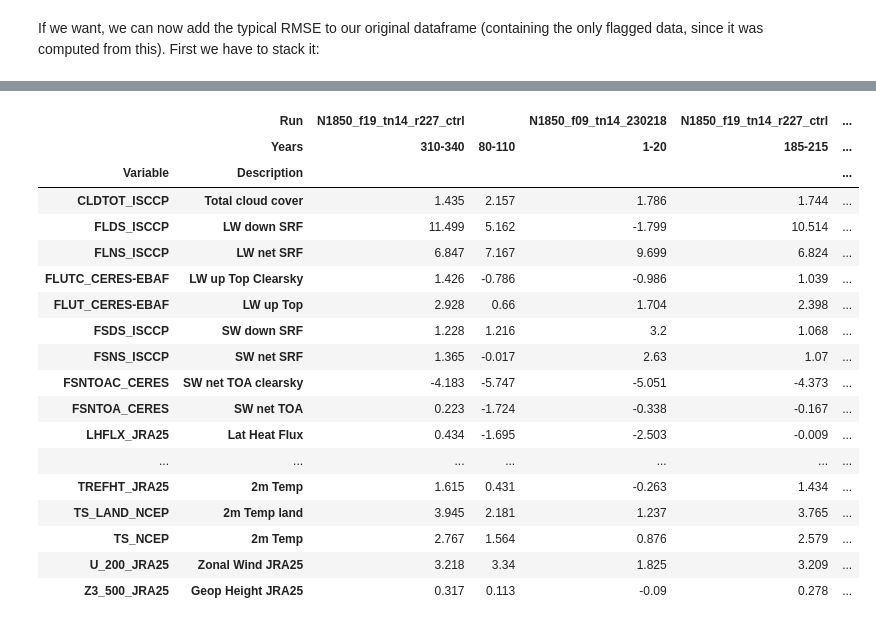
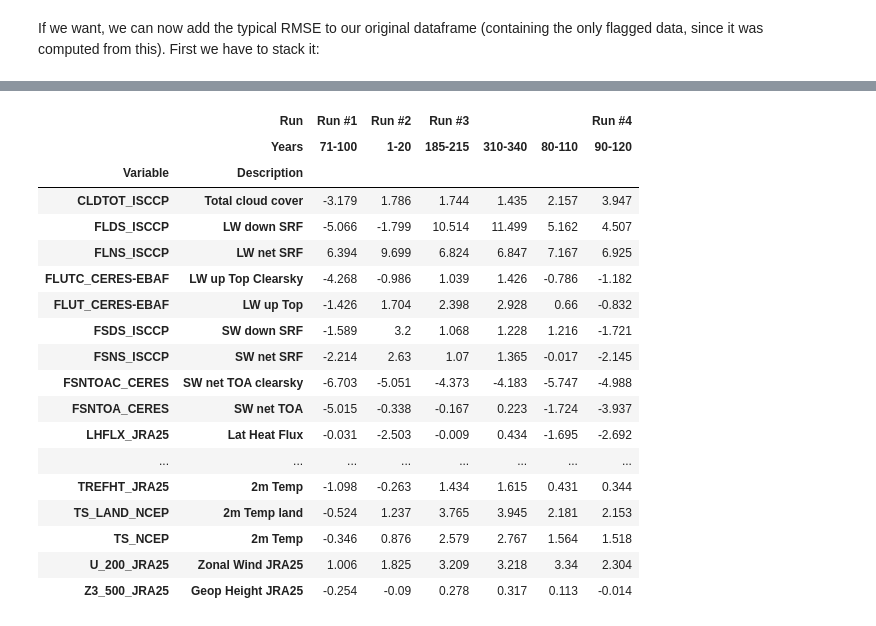
Before and after one commit to jgliss/my_notebooks, a Jupyter notebook: notebooks/read_ascii_cams_diag.ipynb, the cells around one changed output, grey strips where cells are left out. Cells and saved outputs as stored; diff of their text form; code cells hidden in the pictures.

```diff
--- a/notebooks/read_ascii_cams_diag.ipynb
+++ b/notebooks/read_ascii_cams_diag.ipynb
@@ -67,7 +67,7 @@ var_info_dict
 # %% [markdown]
 ### Search and load ASCII files (either using .asc or .webarchive file type)
 # %%
-files = glob(data_dir + "*.webarchive")
+files = sorted(glob(data_dir + "*.webarchive"))
 
 for file in files:
     print(file)
@@ -275,0 +269,3 @@ merged
+# %%
+merged = read_and_merge_all(file_list=files, var_info_dict=var_info_dict, replace_runid_prefix="Run #")
+merged
@@ -305,4 +371,4 @@ For visualisation this display requires a lot of scrolling. We can make the tabl
 # %%
-flagged_unstacked = flagged.unstack(level=(0,1))
+flagged_unstacked = flagged.unstack(["Run", "Years"])
 flagged_unstacked
 # %% [output]
@@ -476,23 +541,22 @@ Now, in the following we illustrate how we can apply this colour highlighting fo
 # %%
-s = bias_table.style.background_gradient(cmap="bwr", low=0.5, high=0.5, axis=1).highlight_null("white")
-s
+bias_table.style.background_gradient(cmap="bwr", low=0.5, high=0.5, axis=1).highlight_null("white")
 # %% [output]
-|  | Run | N1850_f19_tn14_r227_ctrl |  | N1850_f09_tn14_230218 | N1850_f19_tn14_r227_ctrl | ... |
-|  | Years | 310-340 | 80-110 | 1-20 | 185-215 | ... |
-| Variable | Description |  |  |  |  | ... |
-| CLDTOT_ISCCP | Total cloud cover | 1.435 | 2.157 | 1.786 | 1.744 | ... |
-| FLDS_ISCCP | LW down SRF | 11.499 | 5.162 | -1.799 | 10.514 | ... |
-| FLNS_ISCCP | LW net SRF | 6.847 | 7.167 | 9.699 | 6.824 | ... |
-| FLUTC_CERES-EBAF | LW up Top Clearsky | 1.426 | -0.786 | -0.986 | 1.039 | ... |
-| FLUT_CERES-EBAF | LW up Top | 2.928 | 0.66 | 1.704 | 2.398 | ... |
-| FSDS_ISCCP | SW down SRF | 1.228 | 1.216 | 3.2 | 1.068 | ... |
-| FSNS_ISCCP | SW net SRF | 1.365 | -0.017 | 2.63 | 1.07 | ... |
-| FSNTOAC_CERES | SW net TOA clearsky | -4.183 | -5.747 | -5.051 | -4.373 | ... |
-| FSNTOA_CERES | SW net TOA | 0.223 | -1.724 | -0.338 | -0.167 | ... |
-| LHFLX_JRA25 | Lat Heat Flux | 0.434 | -1.695 | -2.503 | -0.009 | ... |
-| ... | ... | ... | ... | ... | ... | ... |
-| TREFHT_JRA25 | 2m Temp | 1.615 | 0.431 | -0.263 | 1.434 | ... |
-| TS_LAND_NCEP | 2m Temp land | 3.945 | 2.181 | 1.237 | 3.765 | ... |
-| TS_NCEP | 2m Temp | 2.767 | 1.564 | 0.876 | 2.579 | ... |
-| U_200_JRA25 | Zonal Wind JRA25 | 3.218 | 3.34 | 1.825 | 3.209 | ... |
-| Z3_500_JRA25 | Geop Height JRA25 | 0.317 | 0.113 | -0.09 | 0.278 | ... |
+|  | Run | Run #1 | Run #2 | Run #3 |  |  | Run #4 |
+|  | Years | 71-100 | 1-20 | 185-215 | 310-340 | 80-110 | 90-120 |
+| Variable | Description |  |  |  |  |  |  |
+| CLDTOT_ISCCP | Total cloud cover | -3.179 | 1.786 | 1.744 | 1.435 | 2.157 | 3.947 |
+| FLDS_ISCCP | LW down SRF | -5.066 | -1.799 | 10.514 | 11.499 | 5.162 | 4.507 |
+| FLNS_ISCCP | LW net SRF | 6.394 | 9.699 | 6.824 | 6.847 | 7.167 | 6.925 |
+| FLUTC_CERES-EBAF | LW up Top Clearsky | -4.268 | -0.986 | 1.039 | 1.426 | -0.786 | -1.182 |
+| FLUT_CERES-EBAF | LW up Top | -1.426 | 1.704 | 2.398 | 2.928 | 0.66 | -0.832 |
+| FSDS_ISCCP | SW down SRF | -1.589 | 3.2 | 1.068 | 1.228 | 1.216 | -1.721 |
+| FSNS_ISCCP | SW net SRF | -2.214 | 2.63 | 1.07 | 1.365 | -0.017 | -2.145 |
+| FSNTOAC_CERES | SW net TOA clearsky | -6.703 | -5.051 | -4.373 | -4.183 | -5.747 | -4.988 |
+| FSNTOA_CERES | SW net TOA | -5.015 | -0.338 | -0.167 | 0.223 | -1.724 | -3.937 |
+| LHFLX_JRA25 | Lat Heat Flux | -0.031 | -2.503 | -0.009 | 0.434 | -1.695 | -2.692 |
+| ... | ... | ... | ... | ... | ... | ... | ... |
+| TREFHT_JRA25 | 2m Temp | -1.098 | -0.263 | 1.434 | 1.615 | 0.431 | 0.344 |
+| TS_LAND_NCEP | 2m Temp land | -0.524 | 1.237 | 3.765 | 3.945 | 2.181 | 2.153 |
+| TS_NCEP | 2m Temp | -0.346 | 0.876 | 2.579 | 2.767 | 1.564 | 1.518 |
+| U_200_JRA25 | Zonal Wind JRA25 | 1.006 | 1.825 | 3.209 | 3.218 | 3.34 | 2.304 |
+| Z3_500_JRA25 | Geop Height JRA25 | -0.254 | -0.09 | 0.278 | 0.317 | 0.113 | -0.014 |
```
Also changed, not shown: parts of 35 cells of this notebook, 1 other file.
